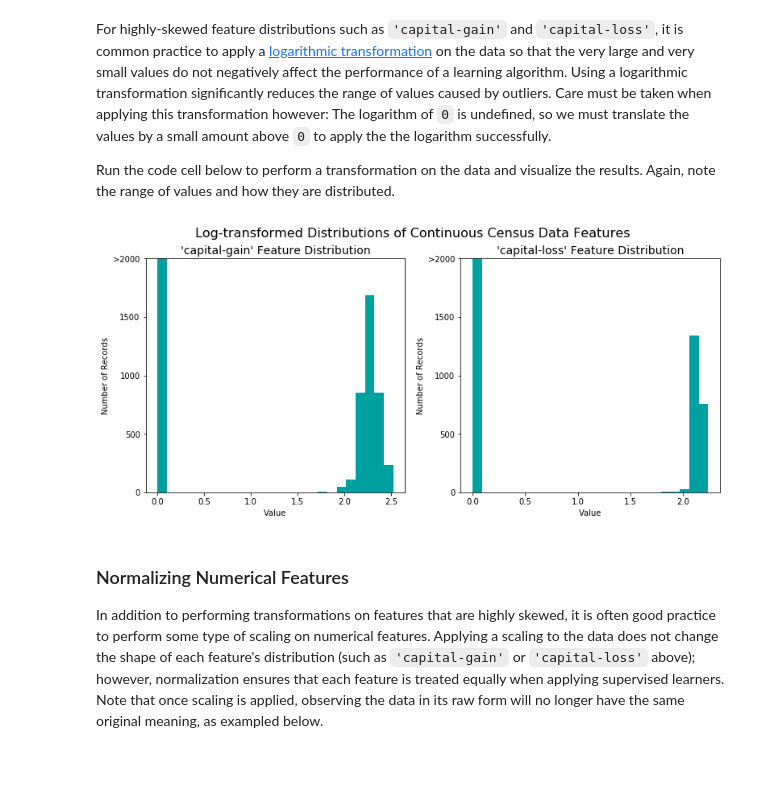
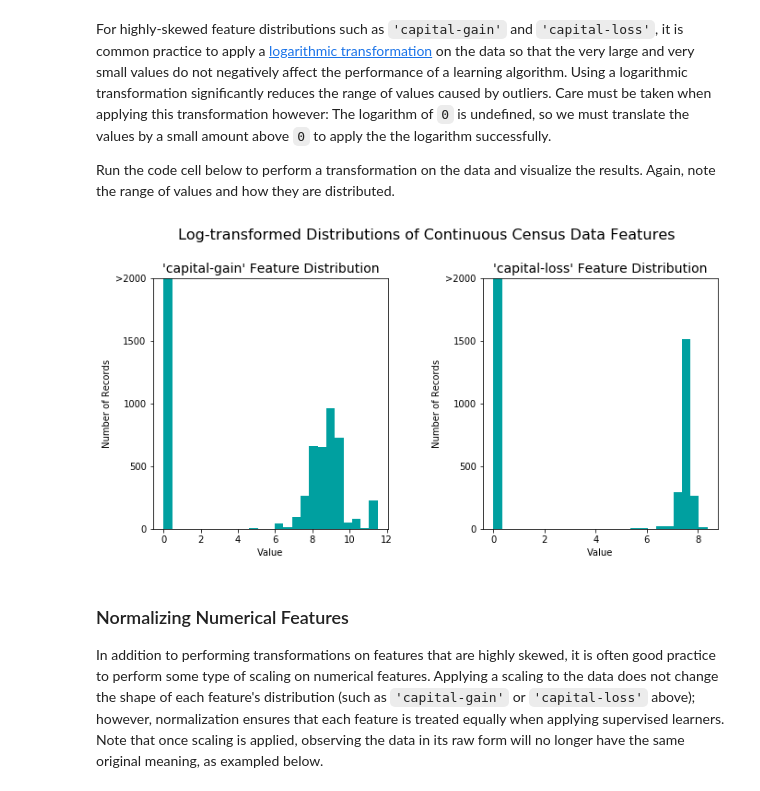
Before and after one commit to waficf/Kaggle_Competitions, a Jupyter notebook: finding_donors.ipynb, the cells around one changed output. Saved outputs shown, nothing was run; the diff lists cells and outputs as text; code cells hidden in the pictures; blank space fills up the shorter version.

```diff
--- a/finding_donors.ipynb
+++ b/finding_donors.ipynb
@@ -116,13 +116,13 @@ Run the code cell below to perform a transformation on the data and visualize th
 # %%
 # Log-transform the skewed features
 skewed = ['capital-gain', 'capital-loss']
 features_log_transformed = pd.DataFrame(data = features_raw)
 features_log_transformed[skewed] = features_raw[skewed].apply(lambda x: np.log(x + 1))
 
 # Visualize the new log distributions
-distribution(features_log_transformed, transformed = True)
+vs.distribution(features_log_transformed, transformed = True)
 # %% [output]
-[figure, old version]
+[figure, new version]
 # %% [markdown]
 ### Normalizing Numerical Features
 In addition to performing transformations on features that are highly skewed, it is often good practice to perform some type of scaling on numerical features. Applying a scaling to the data does not change the shape of each feature's distribution (such as `'capital-gain'` or `'capital-loss'` above); however, normalization ensures that each feature is treated equally when applying supervised learners. Note that once scaling is applied, observing the data in its raw form will no longer have the same original meaning, as exampled below.
```
Also changed, not shown: parts of 4 cells of this notebook.
